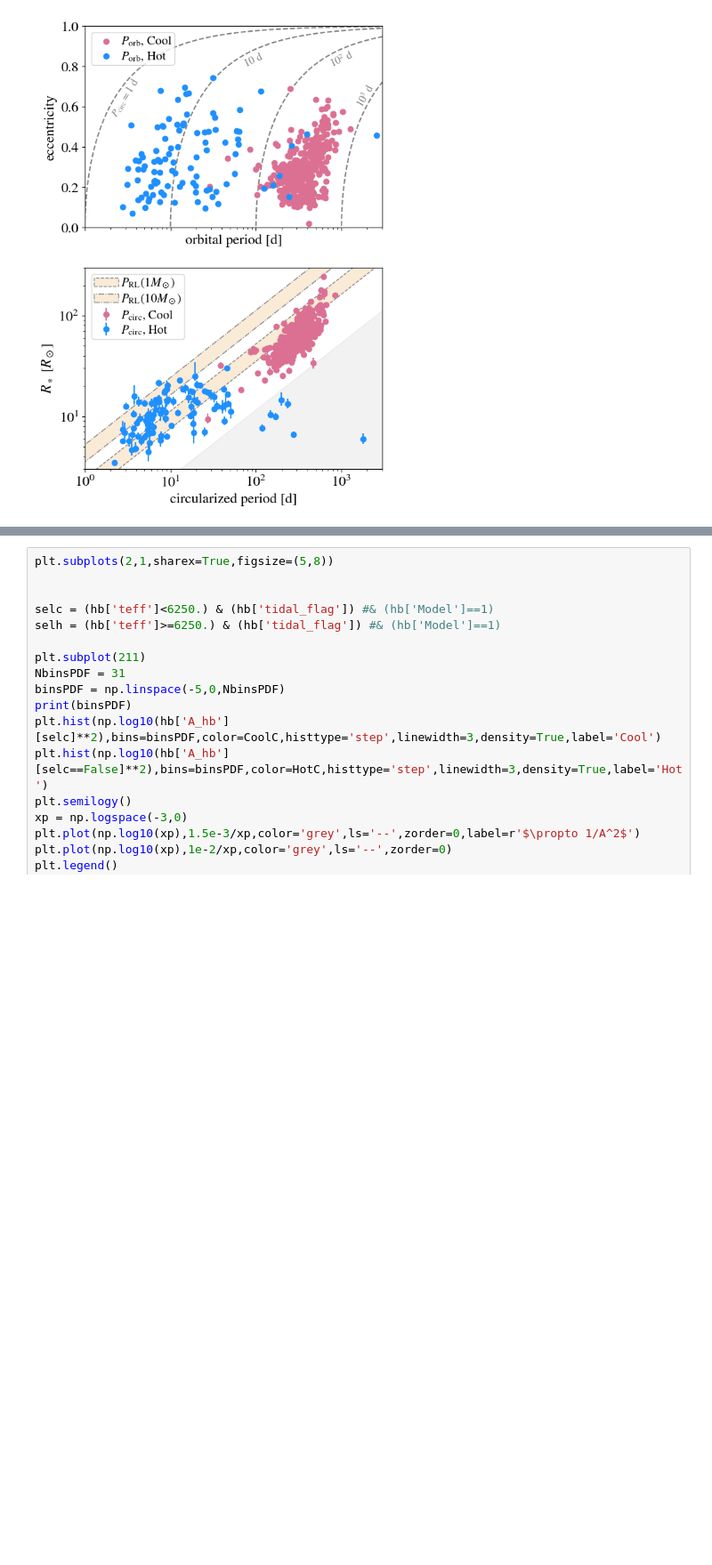
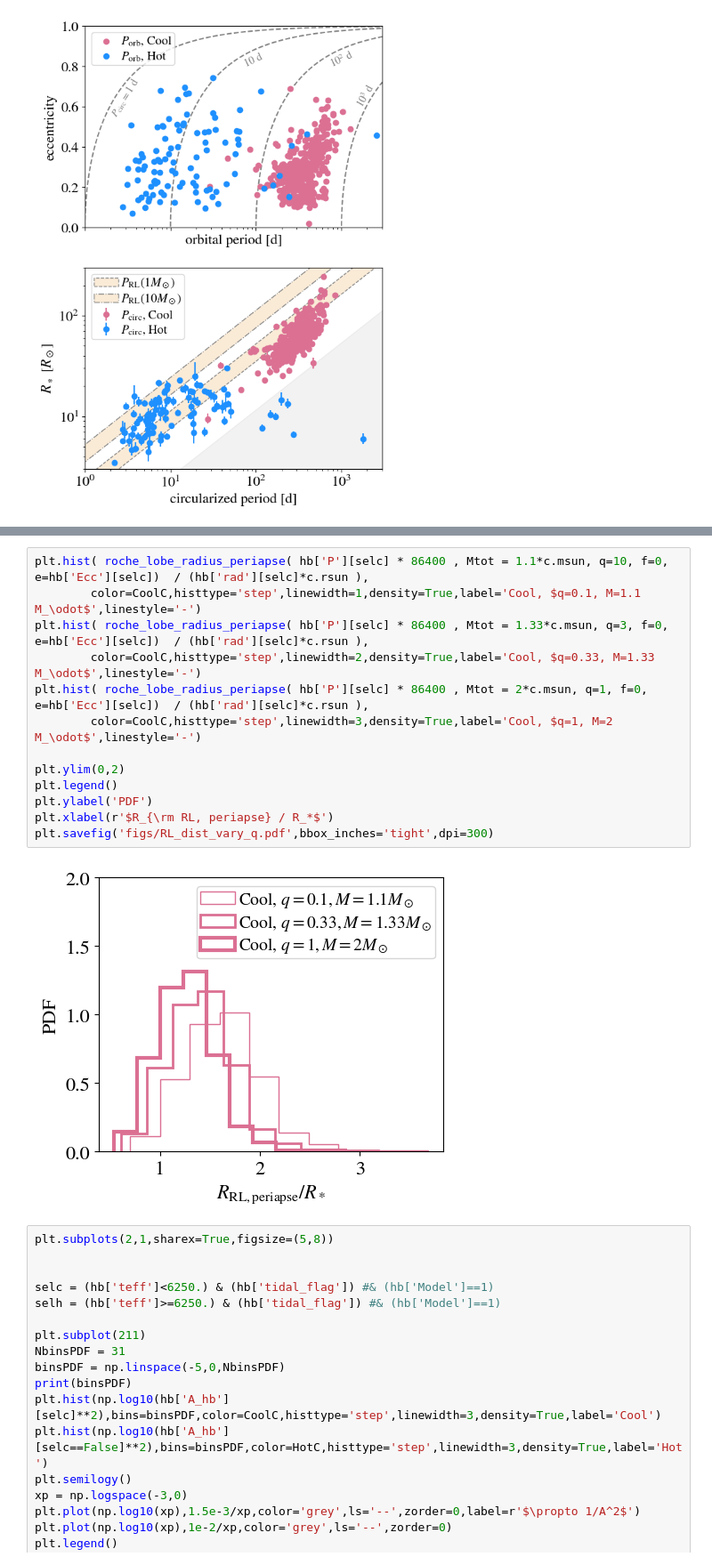
Before and after one commit to morganemacleod/OGLE_HBs, a Jupyter notebook: OGLE-paperfigs-Rev2.ipynb, the cells around one changed output, grey strips where cells are left out. Shown at 89% size. Saved outputs shown, nothing was run; the diff lists cells and outputs as text; blank space fills up the shorter version.

```diff
--- a/OGLE-paperfigs-Rev.ipynb
+++ b/OGLE-paperfigs-Rev2.ipynb
@@ -480,3 +752,18 @@ plt.savefig('figs/periods.pdf',bbox_inches='tight',dpi=300)
+# %%
+plt.hist( roche_lobe_radius_periapse( hb['P'][selc] * 86400 , Mtot = 1.1*c.msun, q=10, f=0, e=hb['Ecc'][selc])  / (hb['rad'][selc]*c.rsun ),
+        color=CoolC,histtype='step',linewidth=1,density=True,label='Cool, $q=0.1, M=1.1 M_\odot$',linestyle='-')
+plt.hist( roche_lobe_radius_periapse( hb['P'][selc] * 86400 , Mtot = 1.33*c.msun, q=3, f=0, e=hb['Ecc'][selc])  / (hb['rad'][selc]*c.rsun ),
+        color=CoolC,histtype='step',linewidth=2,density=True,label='Cool, $q=0.33, M=1.33 M_\odot$',linestyle='-')
+plt.hist( roche_lobe_radius_periapse( hb['P'][selc] * 86400 , Mtot = 2*c.msun, q=1, f=0, e=hb['Ecc'][selc])  / (hb['rad'][selc]*c.rsun ),
+        color=CoolC,histtype='step',linewidth=3,density=True,label='Cool, $q=1, M=2 M_\odot$',linestyle='-')
+
+plt.ylim(0,2)
+plt.legend()
+plt.ylabel('PDF')
+plt.xlabel(r'$R_{\rm RL, periapse} / R_*$')
+plt.savefig('figs/RL_dist_vary_q.pdf',bbox_inches='tight',dpi=300)
+# %% [output]
+[figure, added]
 # %%
 plt.subplots(2,1,sharex=True,figsize=(5,8))
 
```
Also changed, not shown: parts of 3 cells of this notebook, 8 other files.
